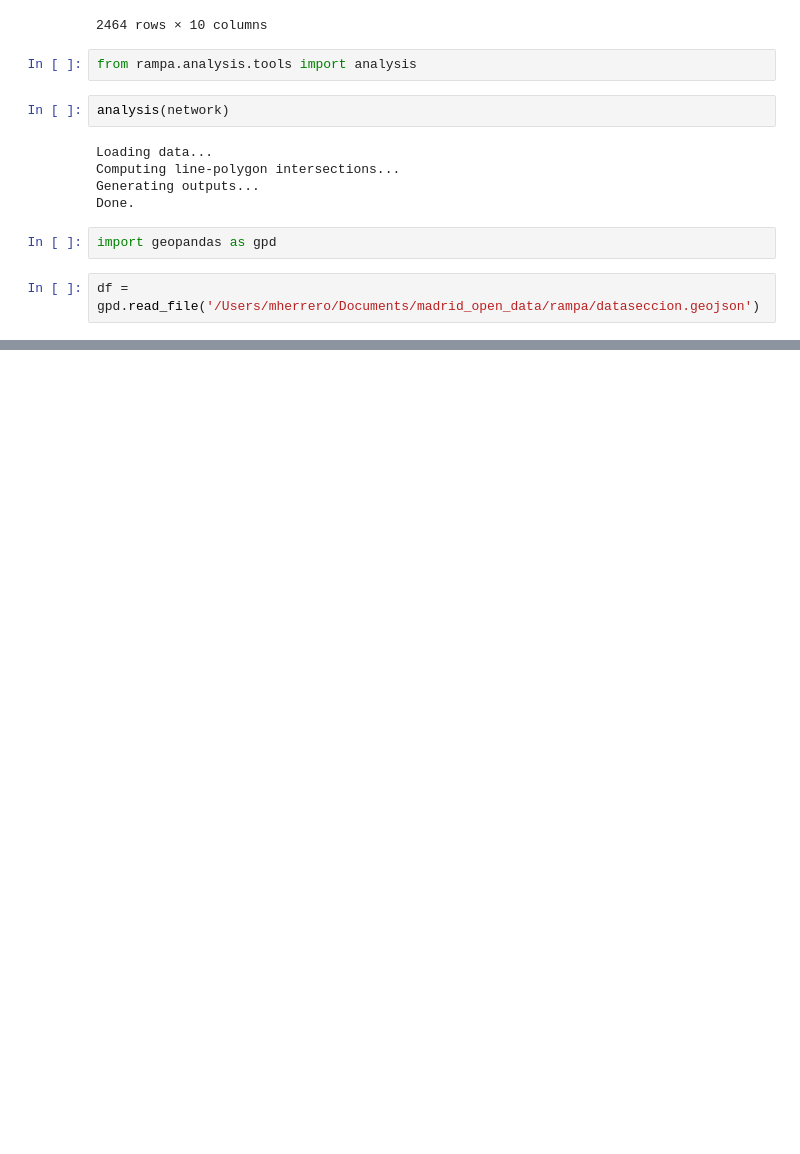
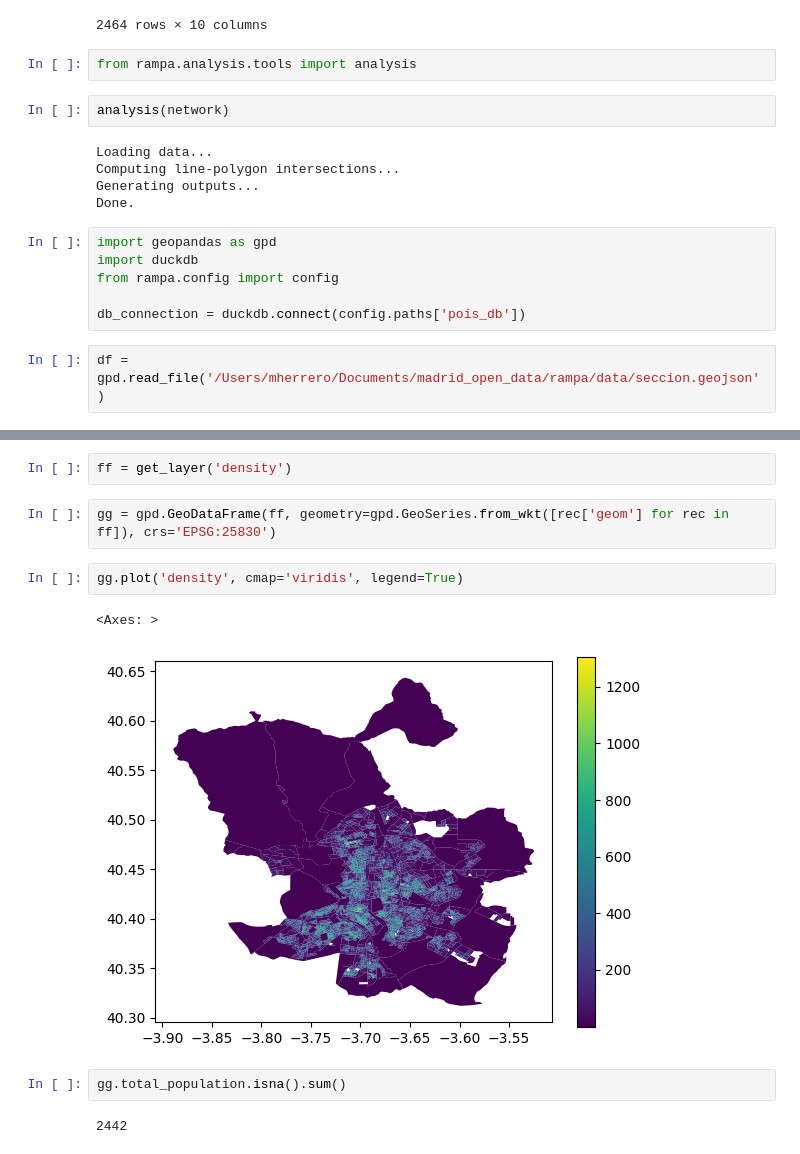
Before and after one commit to mehrrero/madrid_open_data, a Jupyter notebook: text.ipynb, the cells around one changed output, grey strips where cells are left out. Saved outputs shown, nothing was run; the diff lists cells and outputs as text; blank space fills up the shorter version.

```diff
--- a/text.ipynb
+++ b/text.ipynb
@@ -188,5 +188,9 @@ Generating outputs...
 Done.
 # %%
 import geopandas as gpd
+import duckdb
+from rampa.config import config
+
+db_connection = duckdb.connect(config.paths['pois_db'])
 # %%
-df = gpd.read_file('/Users/mherrero/Documents/madrid_open_data/rampa/dataseccion.geojson')
+df = gpd.read_file('/Users/mherrero/Documents/madrid_open_data/rampa/data/seccion.geojson')
@@ -197,0 +240,13 @@ df.plot()
+# %%
+ff = get_layer('density')
+# %%
+gg = gpd.GeoDataFrame(ff, geometry=gpd.GeoSeries.from_wkt([rec['geom'] for rec in ff]), crs='EPSG:25830')
+# %%
+gg.plot('density', cmap='viridis', legend=True)
+# %% [output]
+<Axes: >
+[figure, added]
+# %%
+gg.total_population.isna().sum()
+# %% [output]
+2442
```
Also changed, not shown: parts of 7 cells of this notebook, 3 other files.
